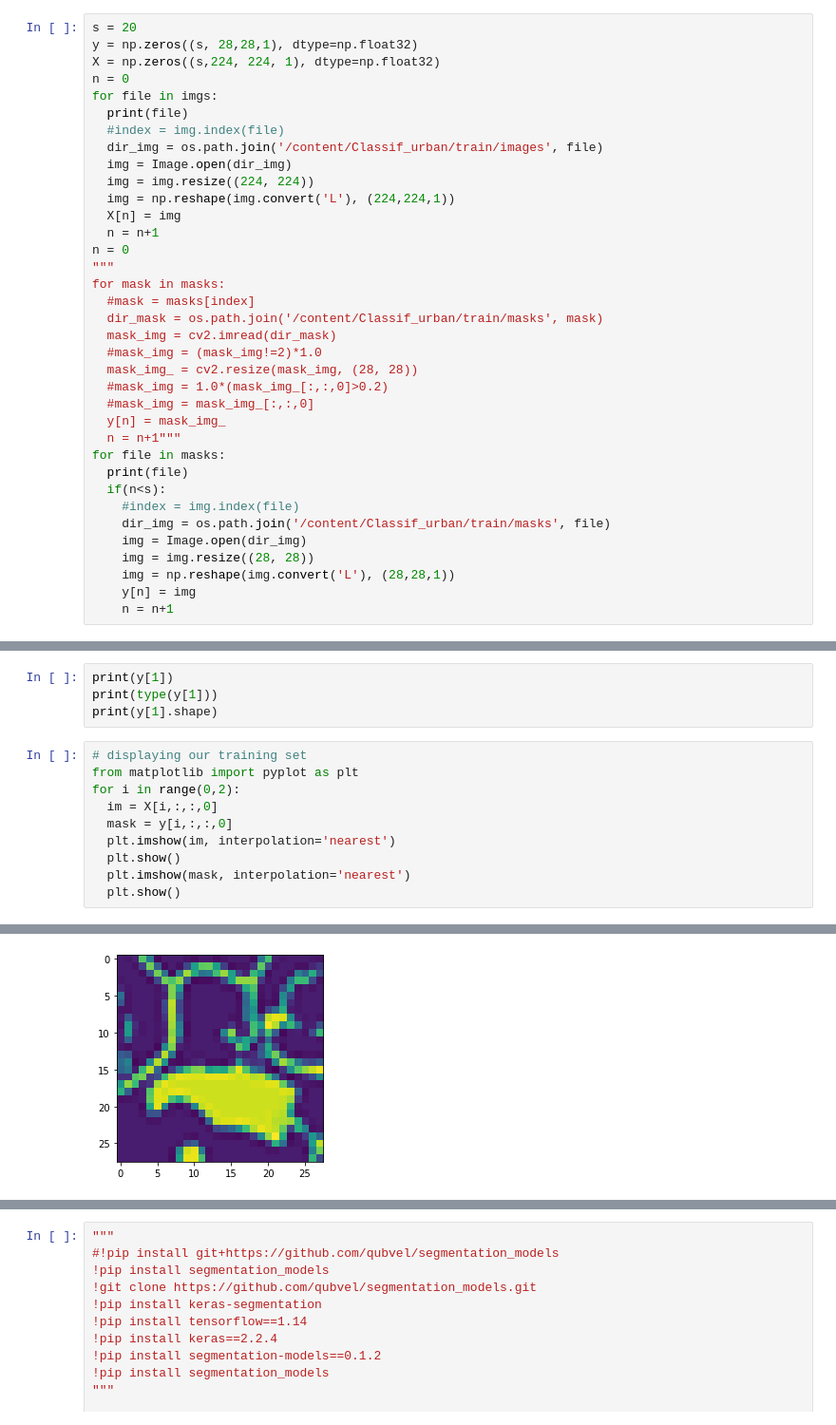
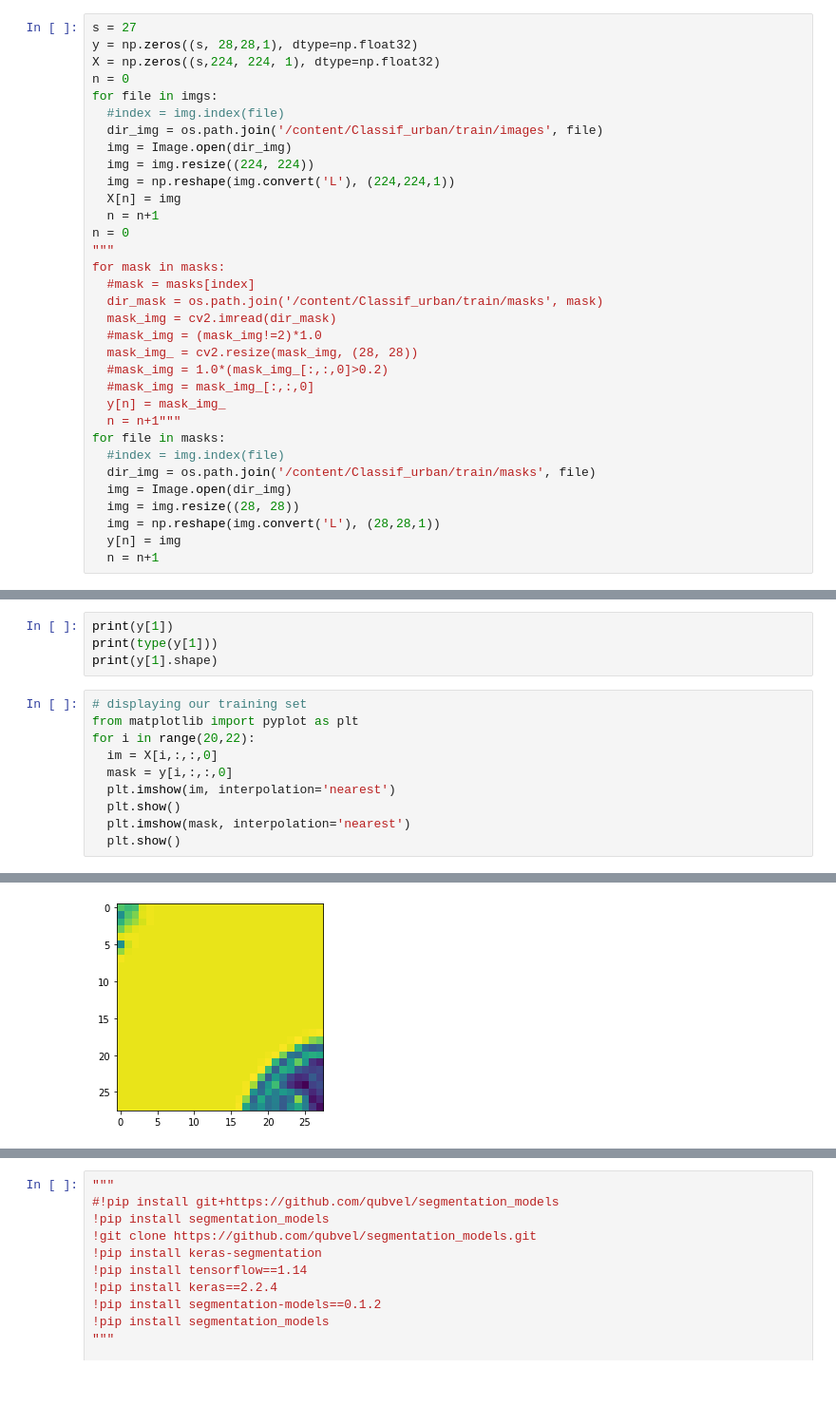
Before and after one commit to AmiraBelkis/Classif_urban, a Jupyter notebook: Script.ipynb, the cells around one changed output, grey strips where cells are left out. Shown at 95% size. Drawn from its saved outputs; the diff is of its cells as text; blank space fills up the shorter version.

Commit message:
Test with 27 images

```diff
--- a/Script.ipynb
+++ b/Script.ipynb
@@ -34,10 +41,9 @@ print(masks)
 # %%
-s = 20
+s = 27
 y = np.zeros((s, 28,28,1), dtype=np.float32)
 X = np.zeros((s,224, 224, 1), dtype=np.float32)
 n = 0
 for file in imgs:
-  print(file)
   #index = img.index(file)
   dir_img = os.path.join('/content/Classif_urban/train/images', file)
   img = Image.open(dir_img)
@@ -58,12 +64,10 @@ for mask in masks:
   y[n] = mask_img_
   n = n+1"""
 for file in masks:
-  print(file)
-  if(n<s):
-    #index = img.index(file)
-    dir_img = os.path.join('/content/Classif_urban/train/masks', file)
-    img = Image.open(dir_img)
-    img = img.resize((28, 28))
-    img = np.reshape(img.convert('L'), (28,28,1))
-    y[n] = img
-    n = n+1
+  #index = img.index(file)
+  dir_img = os.path.join('/content/Classif_urban/train/masks', file)
+  img = Image.open(dir_img)
+  img = img.resize((28, 28))
+  img = np.reshape(img.convert('L'), (28,28,1))
+  y[n] = img
+  n = n+1
@@ -93,7 +78,7 @@ print(y[1].shape)
 # %%
 # displaying our training set
 from matplotlib import pyplot as plt
-for i in range(0,2):
+for i in range(20,22):
   im = X[i,:,:,0]
   mask = y[i,:,:,0]
   plt.imshow(im, interpolation='nearest')
@@ -107,4 +92,4 @@ for i in range(0,2):
-[figure, old version]
+[figure, new version]
 # %%
 """
 # always restart runtime aftre downloading a new version of package
```
Also changed, not shown: parts of 12 cells of this notebook.
